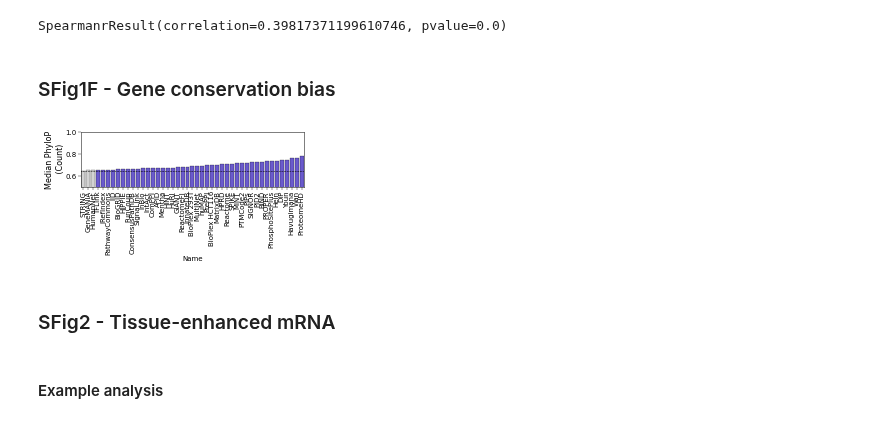
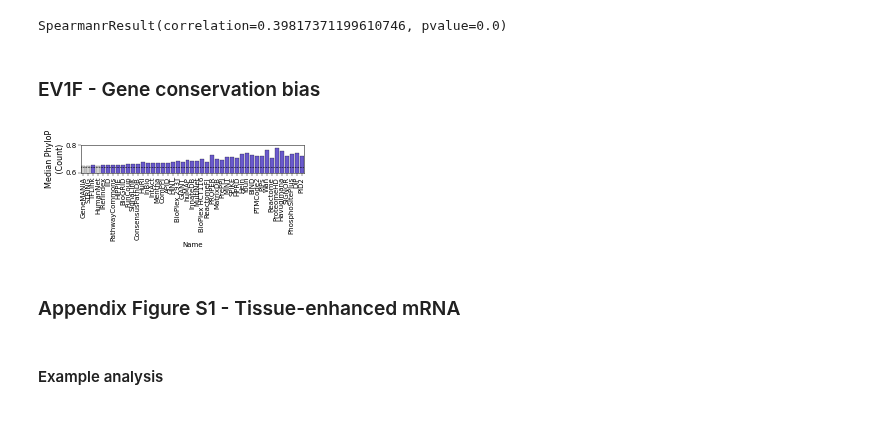
Before and after one commit to sarah-n-wright/Network_Evaluation_Tools, a Jupyter notebook: StateOfTheInteractomes_Notebooks/1_Statistics_and_Representation.ipynb, the cells around one changed output. Cells and saved outputs as stored; diff of their text form; code cells hidden in the pictures.

```diff
--- a/StateOfTheInteractomes_Notebooks/1_Statistics_and_Representation.ipynb
+++ b/StateOfTheInteractomes_Notebooks/1_Statistics_and_Representation.ipynb
@@ -47,7 +49,7 @@ plt.rcParams['ytick.minor.size'] = 2
 plt.rcParams['xtick.major.pad'] = 1
 plt.rcParams['ytick.major.pad'] = 1
 plt.rcParams['axes.labelpad'] = 1
-plt.rcParams['patch.linewidth'] = 0.25
+plt.rcParams['patch.linewidth'] = 0.3
 # %% [markdown]
 Relevant Directories
 # %%
@@ -270,4 +295,8 @@ for i, df in enumerate([citation_bias_df, mrna_bias_df, prot_bias_df, cons_bias_
 bias_data = pd.read_csv(os.path.join(gitdir ,'StateOfTheInteractomes_Notebooks/Data/Fig2C_bias_results.csv'), index_col=0, low_memory=False)
+# %%
+#Perform Bonferroni correction
+bias_data['q']= bias_data['P-value'].apply(lambda x: min(45*x, 1))
+bias_data['Significant'] = bias_data.q.apply(lambda q: q < 0.05)
 # %%
 def plot_bar_v(results,metric, unit,stat, ax=None, color='indianred', ylim=(0, 30), **kwargs):
 
@@ -731,16 +863,18 @@ spearmanr(gene_bins['bin'], gene_bins['db_count'],  nan_policy='omit')
 # %% [output]
 SpearmanrResult(correlation=0.39817371199610746, pvalue=0.0)
 # %% [markdown]
-### SFig1F - Gene conservation bias
+### EV1F - Gene conservation bias
 # %%
-_ = plt.figure(figsize=(4,1))
+_ = plt.figure(figsize=(4,0.5))
 
 plot_bar_v(bias_data[bias_data.Annotation=='Conservation'], 'PhyloP\n', 'Count', 'Median', ax=plt.gca(),
-           color='slateblue', ylim=(0.5, 1),edgecolor='black', linewidth=0.25)
+           color='slateblue', ylim=(0.5, 1),edgecolor='black', linewidth=0.25, order=net_order)
+plt.ylim(0.6, 0.8)
+plt.savefig(os.path.join(figdir, 'FigEV1F_gene_conservation.jpg'), dpi=400, bbox_inches='tight')
 # %% [output]
-[figure, old version]
+[figure, new version]
 # %% [markdown]
-### SFig2 - Tissue-enhanced mRNA
+### Appendix Figure S1 - Tissue-enhanced mRNA
 # %% [markdown]
 #### Example analysis
 # %%
```
Also changed, not shown: parts of 118 cells of this notebook, 28 other files.
